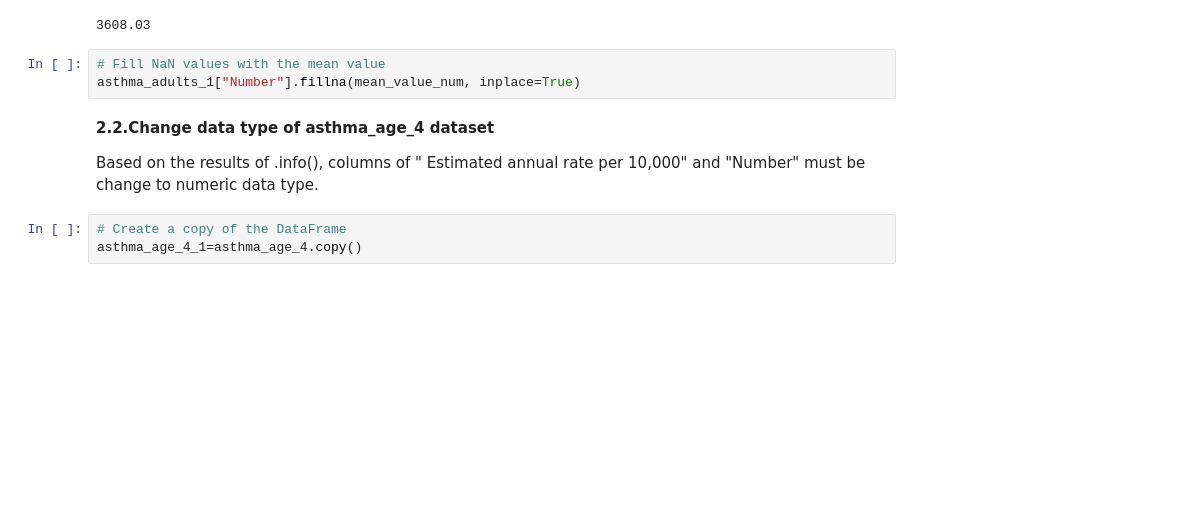
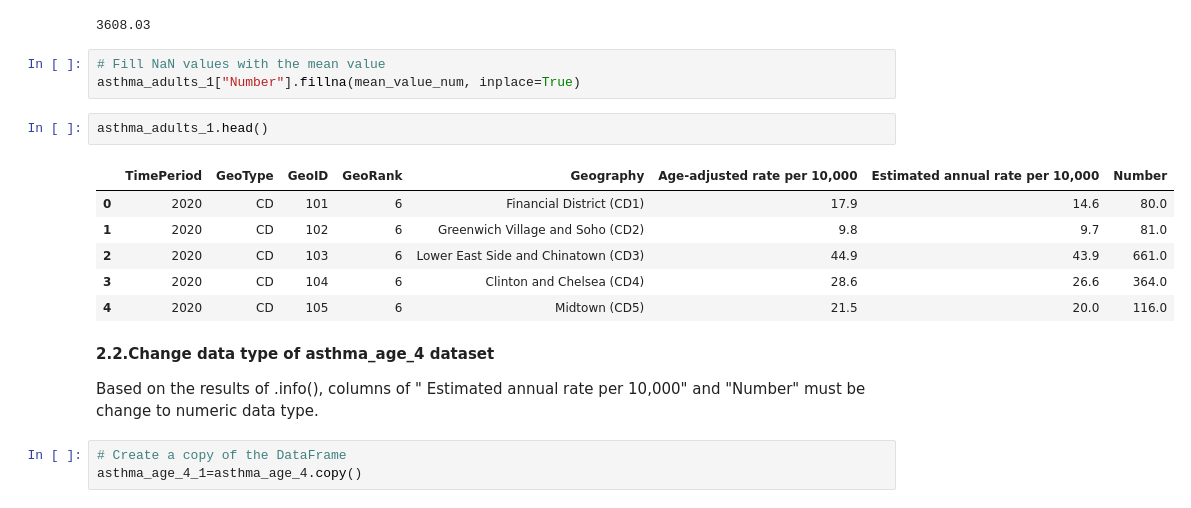
Before and after one commit to Mary080102/Capston-Two, a Jupyter notebook: Air quality Capston- Data wrangling.ipynb, the cells around one changed output. Saved outputs shown, nothing was run; the diff lists cells and outputs as text; blank space fills up the shorter version.

```diff
--- a/Air quality Capston- Data wrangling.ipynb
+++ b/Air quality Capston- Data wrangling.ipynb
@@ -190,6 +190,15 @@ print(mean_value_num)
 # %%
 # Fill NaN values with the mean value
 asthma_adults_1["Number"].fillna(mean_value_num, inplace=True)
+# %%
+asthma_adults_1.head()
+# %% [output]
+|  | TimePeriod | GeoType | GeoID | GeoRank | Geography | Age-adjusted rate per 10,000 | Estimated annual rate per 10,000 | Number |
+| 0 | 2020 | CD | 101 | 6 | Financial District (CD1) | 17.9 | 14.6 | 80.0 |
+| 1 | 2020 | CD | 102 | 6 | Greenwich Village and Soho (CD2) | 9.8 | 9.7 | 81.0 |
+| 2 | 2020 | CD | 103 | 6 | Lower East Side and Chinatown (CD3) | 44.9 | 43.9 | 661.0 |
+| 3 | 2020 | CD | 104 | 6 | Clinton and Chelsea (CD4) | 28.6 | 26.6 | 364.0 |
+| 4 | 2020 | CD | 105 | 6 | Midtown (CD5) | 21.5 | 20.0 | 116.0 |
 # %% [markdown]
 **2.2.Change data type of asthma_age_4 dataset**
 
```
Also changed, not shown: parts of 16 cells of this notebook.
